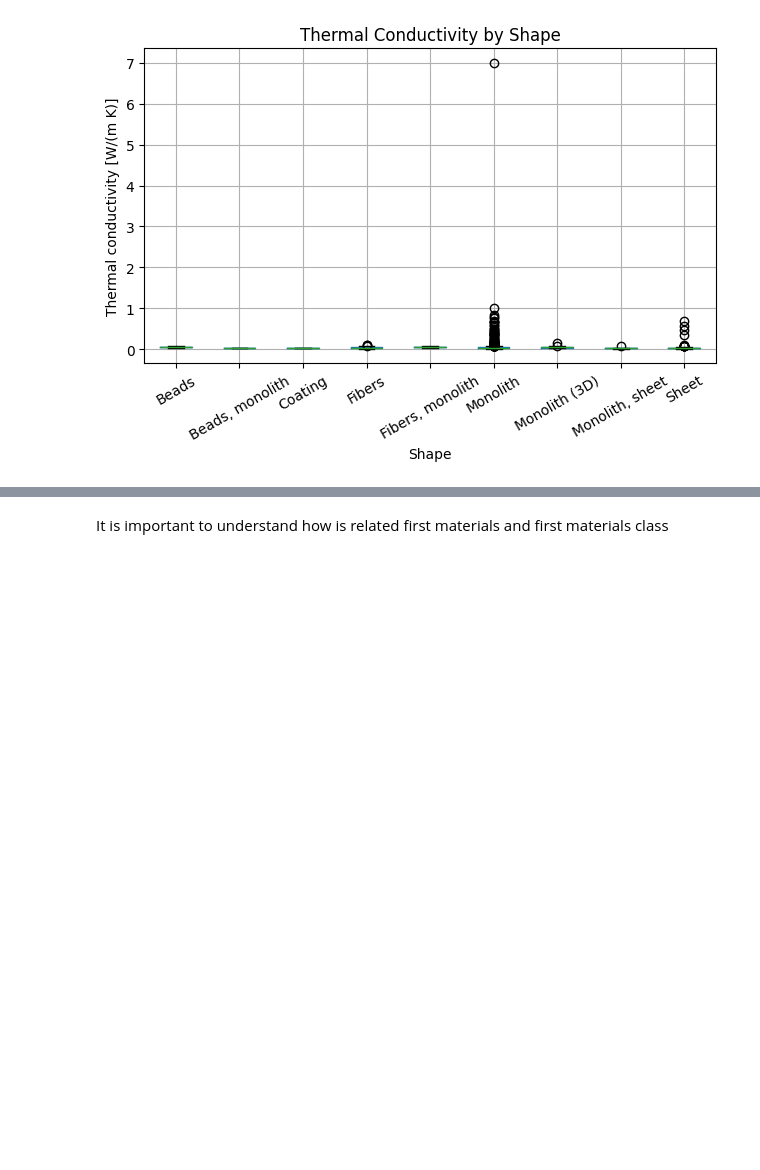
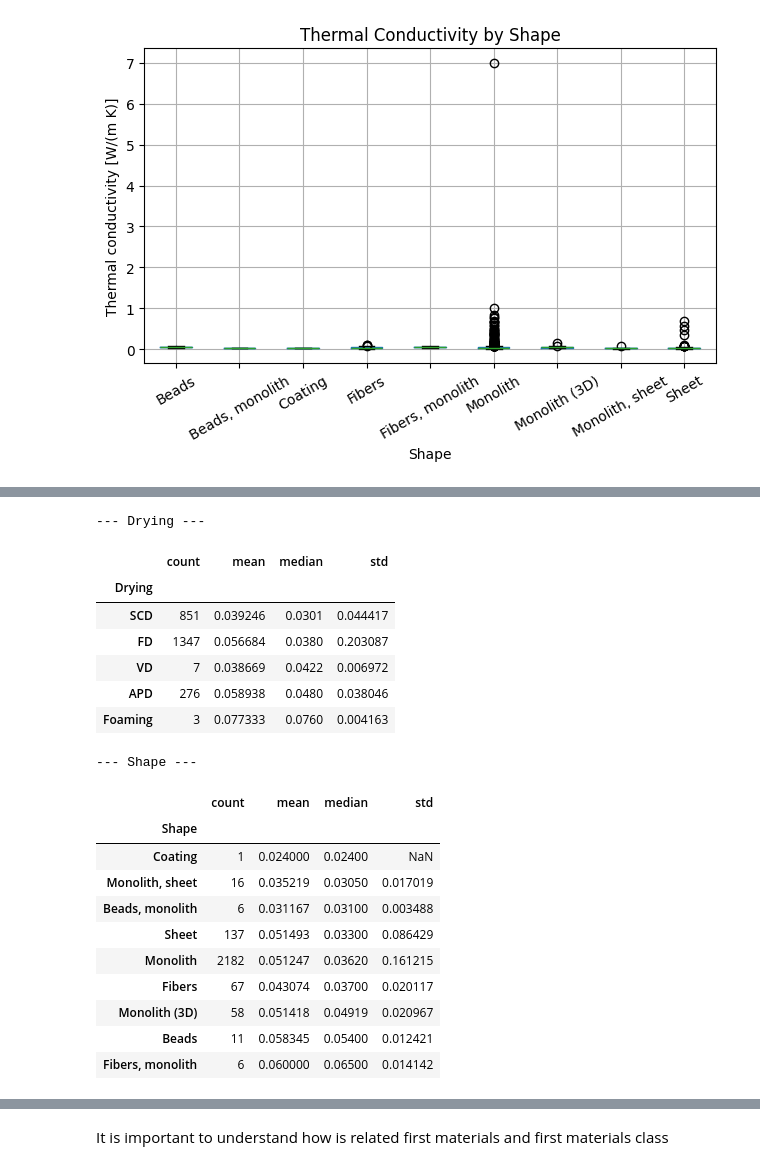
Before and after one commit to paulagirones/Aerogels_thermal_conductivity, a Jupyter notebook: aerogels_thermal_conductivity_ml.ipynb, the cells around one changed output, grey strips where cells are left out. Saved outputs shown, nothing was run; the diff lists cells and outputs as text; code cells hidden in the pictures; blank space fills up the shorter version.

```diff
--- a/aerogels_thermal_conductivity_ml.ipynb
+++ b/aerogels_thermal_conductivity_ml.ipynb
@@ -546,0 +591,32 @@ display(
+# %%
+# Thermal conductivity statistics by categorical variables
+
+for col in ['Drying', 'Shape']:
+    print(f"\n--- {col} ---")
+
+    display(
+        df.groupby(col)['Thermal_conductivity']
+        .agg(['count', 'mean', 'median', 'std'])
+        .sort_values('median')
+    )
+# %% [output]
+--- Drying ---
+|  | count | mean | median | std |
+| Drying |  |  |  |  |
+| SCD | 851 | 0.039246 | 0.0301 | 0.044417 |
+| FD | 1347 | 0.056684 | 0.0380 | 0.203087 |
+| VD | 7 | 0.038669 | 0.0422 | 0.006972 |
+| APD | 276 | 0.058938 | 0.0480 | 0.038046 |
+| Foaming | 3 | 0.077333 | 0.0760 | 0.004163 |
+--- Shape ---
+|  | count | mean | median | std |
+| Shape |  |  |  |  |
+| Coating | 1 | 0.024000 | 0.02400 | NaN |
+| Monolith, sheet | 16 | 0.035219 | 0.03050 | 0.017019 |
+| Beads, monolith | 6 | 0.031167 | 0.03100 | 0.003488 |
+| Sheet | 137 | 0.051493 | 0.03300 | 0.086429 |
+| Monolith | 2182 | 0.051247 | 0.03620 | 0.161215 |
+| Fibers | 67 | 0.043074 | 0.03700 | 0.020117 |
+| Monolith (3D) | 58 | 0.051418 | 0.04919 | 0.020967 |
+| Beads | 11 | 0.058345 | 0.05400 | 0.012421 |
+| Fibers, monolith | 6 | 0.060000 | 0.06500 | 0.014142 |
```
Also changed, not shown: parts of 8 cells of this notebook.
